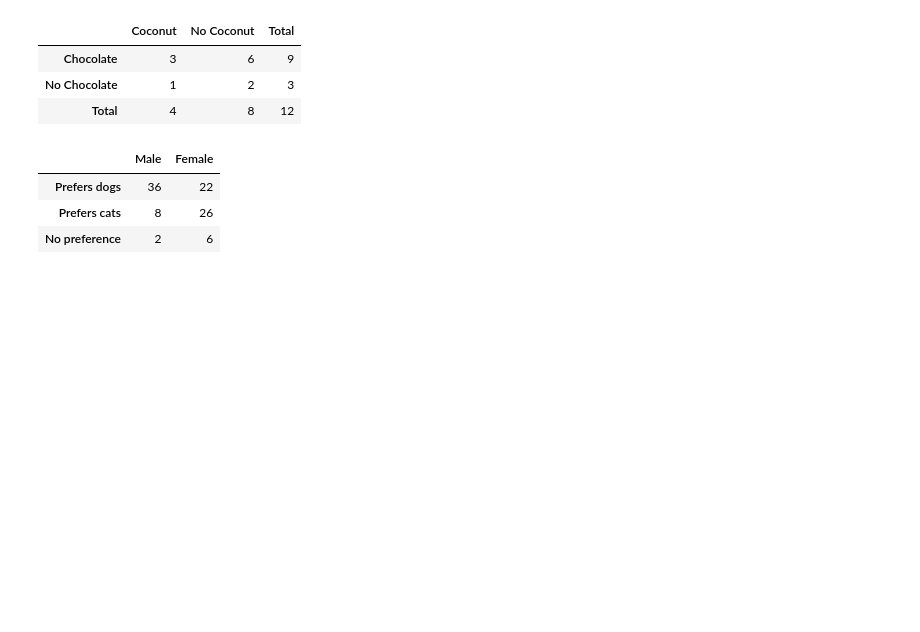
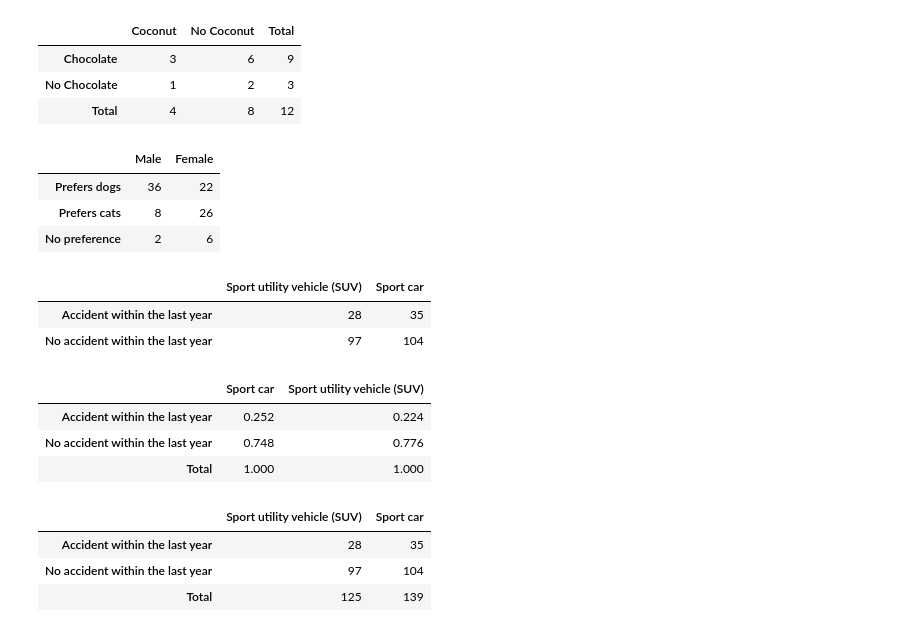
Before and after one commit to BaoCaiH/Personal_Learning, a Jupyter notebook: Statistics_Khan_Academy.ipynb, the cells around one changed output. Cells and saved outputs as stored; diff of their text form; code cells hidden in the pictures; blank space fills up the shorter version.

```diff
--- a/Statistics_Khan_Academy.ipynb
+++ b/Statistics_Khan_Academy.ipynb
@@ -219,3 +221,35 @@ cat_or_dog
 | Prefers dogs | 36 | 22 |
 | Prefers cats | 8 | 26 |
 | No preference | 2 | 6 |
+# %%
+accidents = pd.DataFrame(data = {
+    'Sport utility vehicle (SUV)' : [28, 97],
+    'Sport car' : [35, 104]
+},
+                        index = ['Accident within the last year',
+                                'No accident within the last year'])
+accidents
+# %% [output]
+|  | Sport utility vehicle (SUV) | Sport car |
+| Accident within the last year | 28 | 35 |
+| No accident within the last year | 97 | 104 |
+# %%
+accidents['Sport unitility vehicle (SUV) - r'] =
+# %%
+accidents_relative = pd.DataFrame()
+# %%
+accidents_relative['Sport utility vehicle (SUV)'] = round(accidents['Sport utility vehicle (SUV)'] / accidents['Sport utility vehicle (SUV)'].sum(), 3)
+accidents_relative['Sport car'] = round(accidents['Sport car'] / accidents['Sport car'].sum(), 3)
+accidents_relative.append(pd.DataFrame(data = accidents_relative.sum()).T.rename({0 : 'Total'}))
+# %% [output]
+|  | Sport car | Sport utility vehicle (SUV) |
+| Accident within the last year | 0.252 | 0.224 |
+| No accident within the last year | 0.748 | 0.776 |
+| Total | 1.000 | 1.000 |
+# %%
+accidents.append(pd.DataFrame(data = accidents.sum()).T.rename({0 : 'Total'}))
+# %% [output]
+|  | Sport utility vehicle (SUV) | Sport car |
+| Accident within the last year | 28 | 35 |
+| No accident within the last year | 97 | 104 |
+| Total | 125 | 139 |
```
Also changed, not shown: parts of 1 cell of this notebook.
